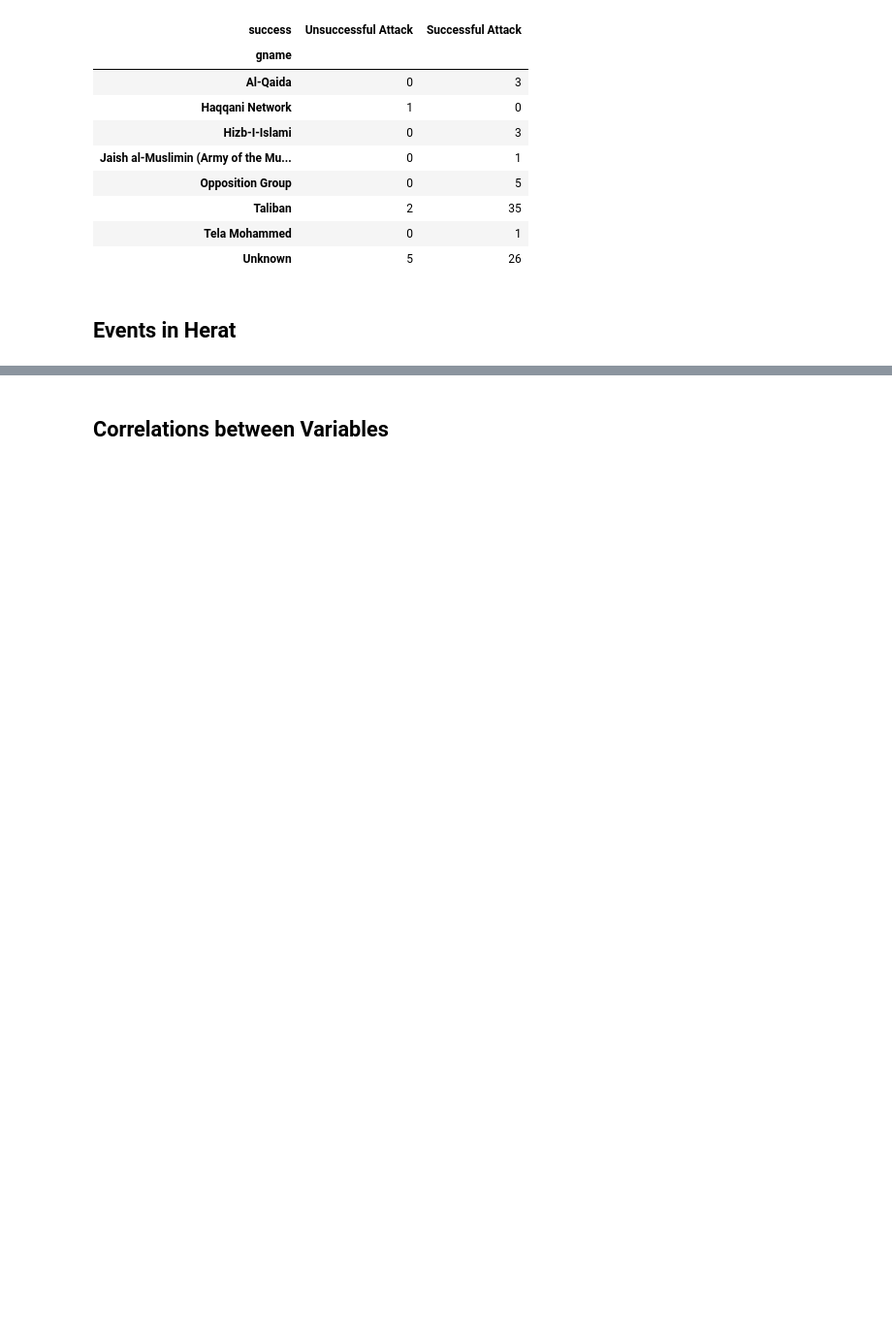
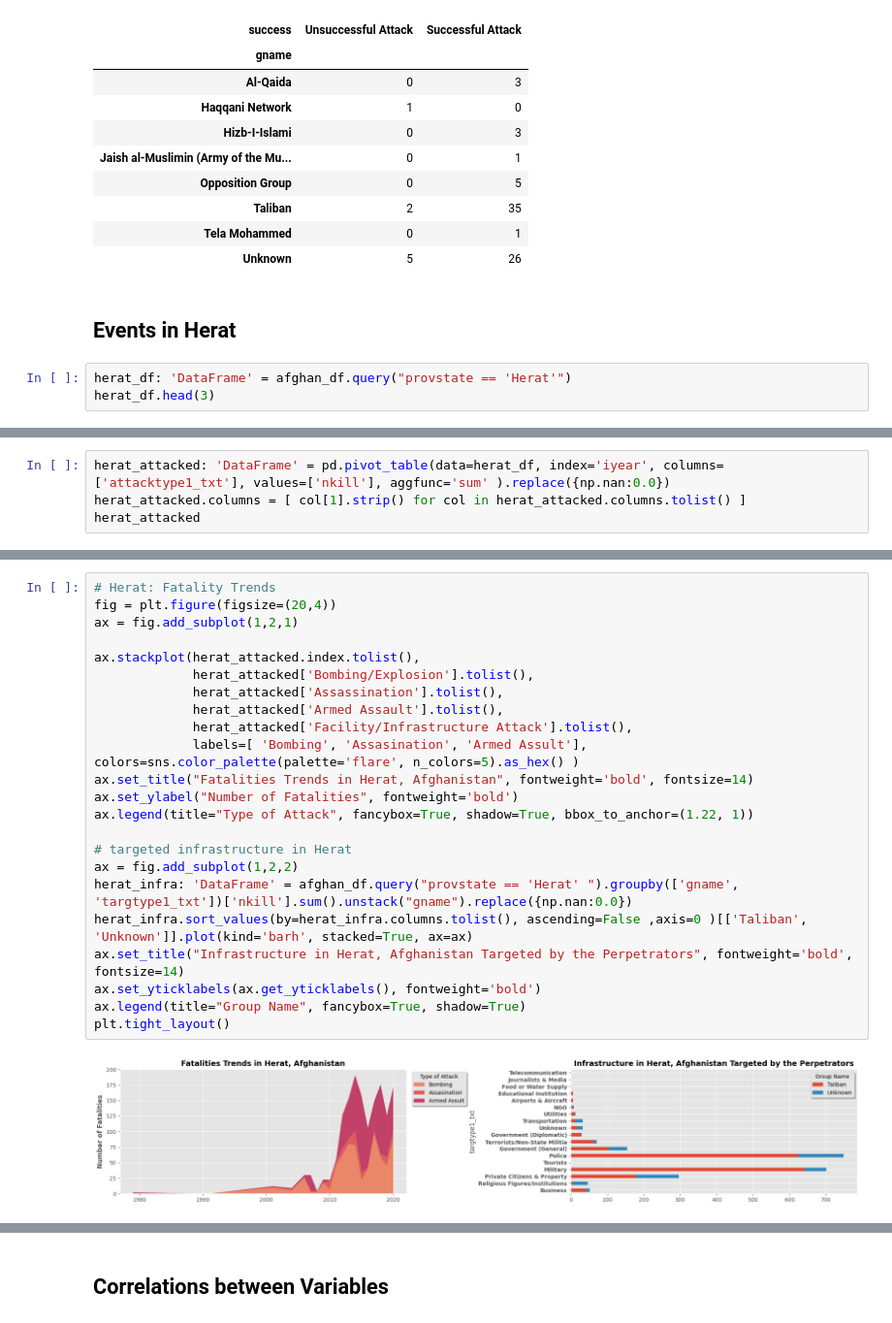
Before and after one commit to OdinProjectI/ODIN, a Jupyter notebook: WarInAfghanistan2001_2006.ipynb, the cells around one changed output, grey strips where cells are left out. Shown at 97% size. Cells and saved outputs as stored; diff of their text form; blank space fills up the shorter version.

```diff
--- a/WarInAfghanistan2001_2006.ipynb
+++ b/WarInAfghanistan2001_2006.ipynb
@@ -613,3 +614,6 @@ kabul_df.groupby(['success', 'gname']).size().unstack('success').replace({np.nan
 | Unknown | 5 | 26 |
 # %% [markdown]
 ## **Events in Herat**
+# %%
+herat_df: 'DataFrame' = afghan_df.query("provstate == 'Herat'")
+herat_df.head(3)
@@ -615,0 +626,4 @@ kabul_df.groupby(['success', 'gname']).size().unstack('success').replace({np.nan
+# %%
+herat_attacked: 'DataFrame' = pd.pivot_table(data=herat_df, index='iyear', columns=['attacktype1_txt'], values=['nkill'], aggfunc='sum' ).replace({np.nan:0.0})
+herat_attacked.columns = [ col[1].strip() for col in herat_attacked.columns.tolist() ]
+herat_attacked
@@ -615,0 +649,25 @@ kabul_df.groupby(['success', 'gname']).size().unstack('success').replace({np.nan
+# %%
+# Herat: Fatality Trends
+fig = plt.figure(figsize=(20,4))
+ax = fig.add_subplot(1,2,1)
+
+ax.stackplot(herat_attacked.index.tolist(),
+             herat_attacked['Bombing/Explosion'].tolist(),
+             herat_attacked['Assassination'].tolist(),
+             herat_attacked['Armed Assault'].tolist(),
+             herat_attacked['Facility/Infrastructure Attack'].tolist(),
+             labels=[ 'Bombing', 'Assasination', 'Armed Assult'], colors=sns.color_palette(palette='flare', n_colors=5).as_hex() )
+ax.set_title("Fatalities Trends in Herat, Afghanistan", fontweight='bold', fontsize=14)
+ax.set_ylabel("Number of Fatalities", fontweight='bold')
+ax.legend(title="Type of Attack", fancybox=True, shadow=True, bbox_to_anchor=(1.22, 1))
+
+# targeted infrastructure in Herat
+ax = fig.add_subplot(1,2,2)
+herat_infra: 'DataFrame' = afghan_df.query("provstate == 'Herat' ").groupby(['gname', 'targtype1_txt'])['nkill'].sum().unstack("gname").replace({np.nan:0.0})
+herat_infra.sort_values(by=herat_infra.columns.tolist(), ascending=False ,axis=0 )[['Taliban', 'Unknown']].plot(kind='barh', stacked=True, ax=ax)
+ax.set_title("Infrastructure in Herat, Afghanistan Targeted by the Perpetrators", fontweight='bold', fontsize=14)
+ax.set_yticklabels(ax.get_yticklabels(), fontweight='bold')
+ax.legend(title="Group Name", fancybox=True, shadow=True)
+plt.tight_layout()
+# %% [output]
+[figure, added]
```
Also changed, not shown: parts of 11 cells of this notebook.
